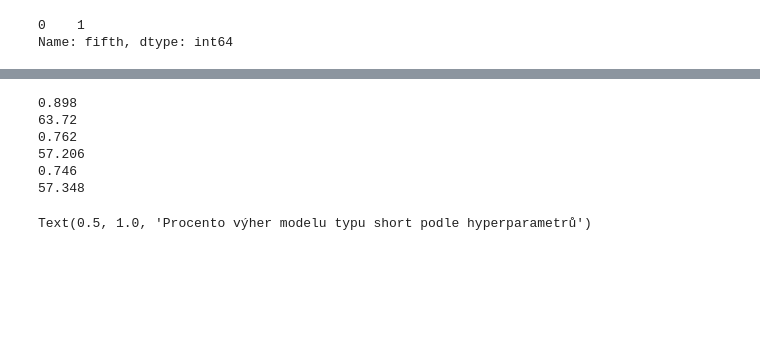
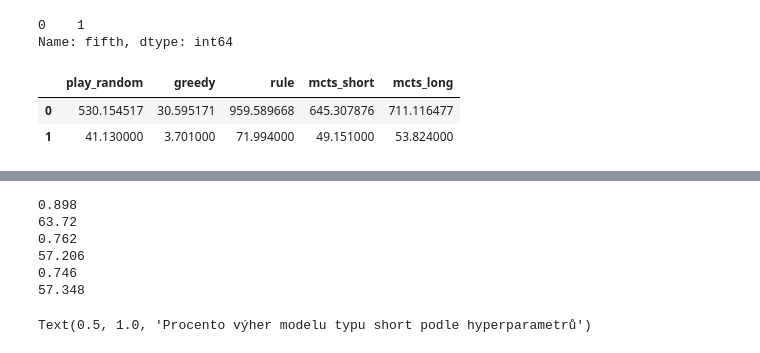
Before and after one commit to Violetta0712/obludarium, a Jupyter notebook: analyza.ipynb, the cells around one changed output, grey strips where cells are left out. Saved outputs shown, nothing was run; the diff lists cells and outputs as text; code cells hidden in the pictures; blank space fills up the shorter version.

```diff
--- a/analyza.ipynb
+++ b/analyza.ipynb
@@ -32,4 +32,12 @@ Name: fifth, dtype: int64
 df_agg = pd.DataFrame()
 players = ["play_random", "greedy", "rule", "mcts_short", "mcts_long"]
 for p_id in range(len(players)):
-    norm_points = sum([row[p_id] for row in df['points'].apply(ast.literal_eval)])
+    norm_points = sum([(row[p_id]-min(row))/(max(row)-min(row))  for row in df['points'].apply(ast.literal_eval)])
+    avg_points = sum([row[p_id] for row in df['points'].apply(ast.literal_eval)])/len(df)
+    df_agg[players[p_id]] = [norm_points, avg_points]
+# %%
+df_agg
+# %% [output]
+|  | play_random | greedy | rule | mcts_short | mcts_long |
+| 0 | 530.154517 | 30.595171 | 959.589668 | 645.307876 | 711.116477 |
+| 1 | 41.130000 | 3.701000 | 71.994000 | 49.151000 | 53.824000 |
```
Also changed, not shown: parts of 5 cells of this notebook.
